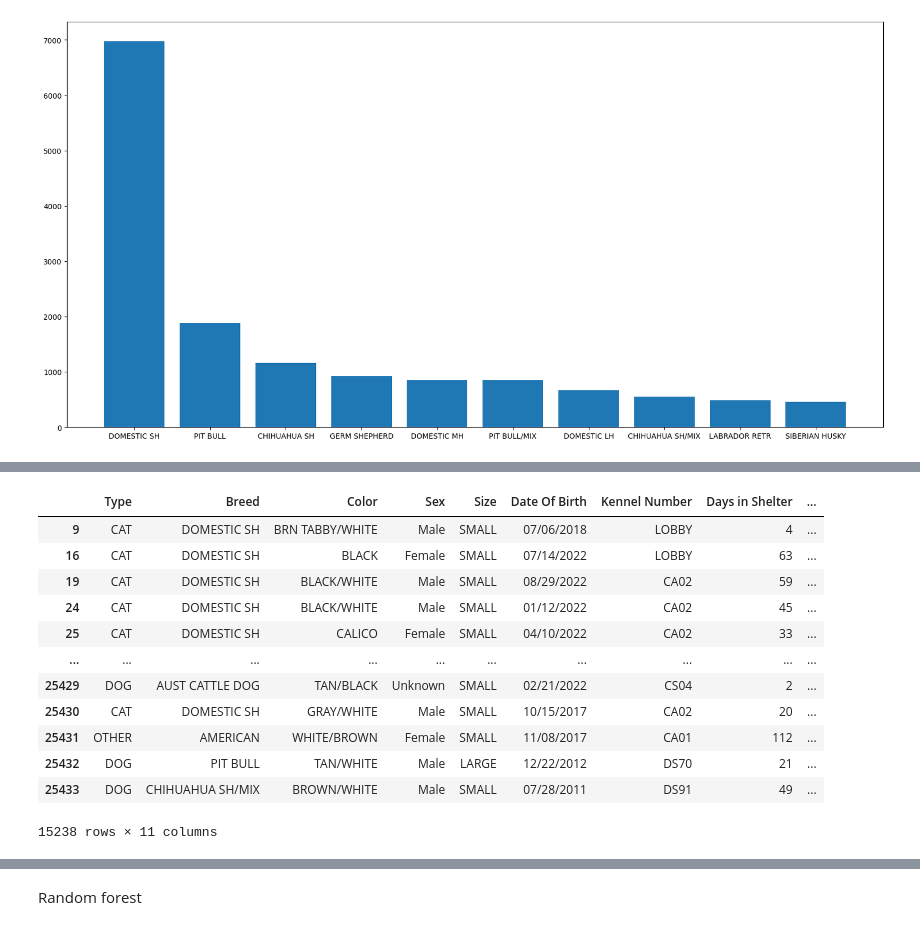
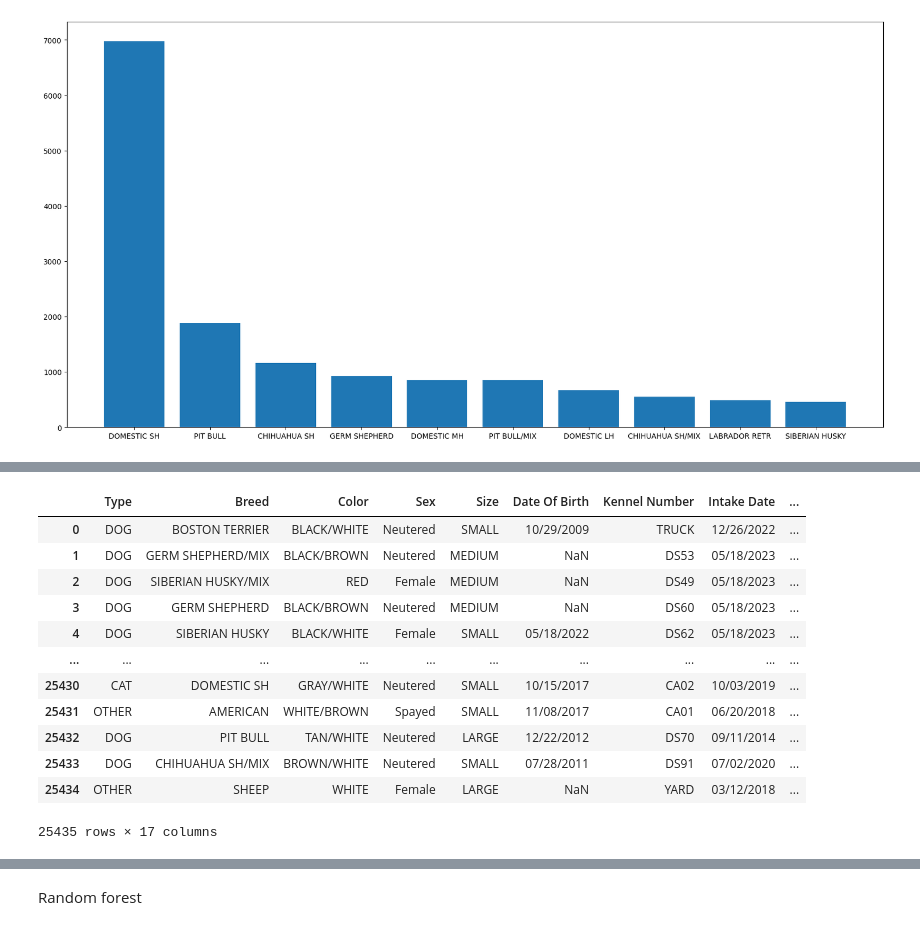
Before and after one commit to suzejka/shelter, a Jupyter notebook: magisterka.ipynb, the cells around one changed output, grey strips where cells are left out. Drawn from its saved outputs; the diff is of its cells as text; code cells hidden in the pictures.

```diff
--- a/magisterka.ipynb
+++ b/magisterka.ipynb
@@ -189,8 +198,8 @@ df = df.drop('Intake Jurisdiction', axis=1)
 df = df.drop('Name', axis=1)
 # %%
-df = df.drop('Outcome Condition', axis=1)
-df = df.drop('Outcome Jurisdiction', axis=1)
+#df = df.drop('Outcome Condition', axis=1)
+#df = df.drop('Outcome Jurisdiction', axis=1)
 df = df.drop('Count', axis=1)
 # %%
-df.drop(df[df["Days in Shelter"] == "0"].index, inplace=True)
-df
+# df.drop(df[df["Days in Shelter"] == "0"].index, inplace=True)
+# df
@@ -215,6 +210,6 @@ array(['Neutered', 'Female', 'Spayed', 'Male', 'Unknown'], dtype=object)
 # %%
-df = df.replace("Neutered", "Male")
-df = df.replace("Spayed", "Female")
+# df = df.replace("Neutered", "Male")
+# df = df.replace("Spayed", "Female")
 # %%
 df["Size"].unique()
 # %% [output]
@@ -222,10 +217,10 @@ array(['MED', 'SMALL', 'KITTN', 'LARGE', 'X-LRG', 'PUPPY', 'TOY', nan],
       dtype=object)
 # %%
-df = df.replace("KITTN", "SMALL")
-df = df.replace("PUPPY", "SMALL")
-df = df.replace("TOY", "SMALL")
+# df = df.replace("KITTN", "SMALL")
+# df = df.replace("PUPPY", "SMALL")
+# df = df.replace("TOY", "SMALL")
 df = df.replace("MED", "MEDIUM")
-df = df.replace("X-LRG", "LARGE")
+# df = df.replace("X-LRG", "LARGE")
 df['Size'] = df['Size'].fillna("MEDIUM")
 # %%
 df["Size"].unique()
@@ -250,20 +246,20 @@ df
 # %%
-df.drop(df[df["Intake Condition"] == "UNKNOWN"].index, inplace=True)
+# df.drop(df[df["Intake Condition"] == "UNKNOWN"].index, inplace=True)
 df
 # %% [output]
-|  | Type | Breed | Color | Sex | Size | Date Of Birth | Kennel Number | Days in Shelter | ... |
-| 9 | CAT | DOMESTIC SH | BRN TABBY/WHITE | Male | SMALL | 07/06/2018 | LOBBY | 4 | ... |
-| 16 | CAT | DOMESTIC SH | BLACK | Female | SMALL | 07/14/2022 | LOBBY | 63 | ... |
-| 19 | CAT | DOMESTIC SH | BLACK/WHITE | Male | SMALL | 08/29/2022 | CA02 | 59 | ... |
-| 24 | CAT | DOMESTIC SH | BLACK/WHITE | Male | SMALL | 01/12/2022 | CA02 | 45 | ... |
-| 25 | CAT | DOMESTIC SH | CALICO | Female | SMALL | 04/10/2022 | CA02 | 33 | ... |
+|  | Type | Breed | Color | Sex | Size | Date Of Birth | Kennel Number | Intake Date | ... |
+| 0 | DOG | BOSTON TERRIER | BLACK/WHITE | Neutered | SMALL | 10/29/2009 | TRUCK | 12/26/2022 | ... |
+| 1 | DOG | GERM SHEPHERD/MIX | BLACK/BROWN | Neutered | MEDIUM | NaN | DS53 | 05/18/2023 | ... |
+| 2 | DOG | SIBERIAN HUSKY/MIX | RED | Female | MEDIUM | NaN | DS49 | 05/18/2023 | ... |
+| 3 | DOG | GERM SHEPHERD | BLACK/BROWN | Neutered | MEDIUM | NaN | DS60 | 05/18/2023 | ... |
+| 4 | DOG | SIBERIAN HUSKY | BLACK/WHITE | Female | SMALL | 05/18/2022 | DS62 | 05/18/2023 | ... |
 | ... | ... | ... | ... | ... | ... | ... | ... | ... | ... |
-| 25429 | DOG | AUST CATTLE DOG | TAN/BLACK | Unknown | SMALL | 02/21/2022 | CS04 | 2 | ... |
-| 25430 | CAT | DOMESTIC SH | GRAY/WHITE | Male | SMALL | 10/15/2017 | CA02 | 20 | ... |
-| 25431 | OTHER | AMERICAN | WHITE/BROWN | Female | SMALL | 11/08/2017 | CA01 | 112 | ... |
-| 25432 | DOG | PIT BULL | TAN/WHITE | Male | LARGE | 12/22/2012 | DS70 | 21 | ... |
-| 25433 | DOG | CHIHUAHUA SH/MIX | BROWN/WHITE | Male | SMALL | 07/28/2011 | DS91 | 49 | ... |
+| 25430 | CAT | DOMESTIC SH | GRAY/WHITE | Neutered | SMALL | 10/15/2017 | CA02 | 10/03/2019 | ... |
+| 25431 | OTHER | AMERICAN | WHITE/BROWN | Spayed | SMALL | 11/08/2017 | CA01 | 06/20/2018 | ... |
+| 25432 | DOG | PIT BULL | TAN/WHITE | Neutered | LARGE | 12/22/2012 | DS70 | 09/11/2014 | ... |
+| 25433 | DOG | CHIHUAHUA SH/MIX | BROWN/WHITE | Neutered | SMALL | 07/28/2011 | DS91 | 07/02/2020 | ... |
+| 25434 | OTHER | SHEEP | WHITE | Female | LARGE | NaN | YARD | 03/12/2018 | ... |
-15238 rows × 11 columns
+25435 rows × 17 columns
 # %%
 sorted(df["Color"].unique())
 # %% [output]
```
Also changed, not shown: parts of 81 cells of this notebook.
